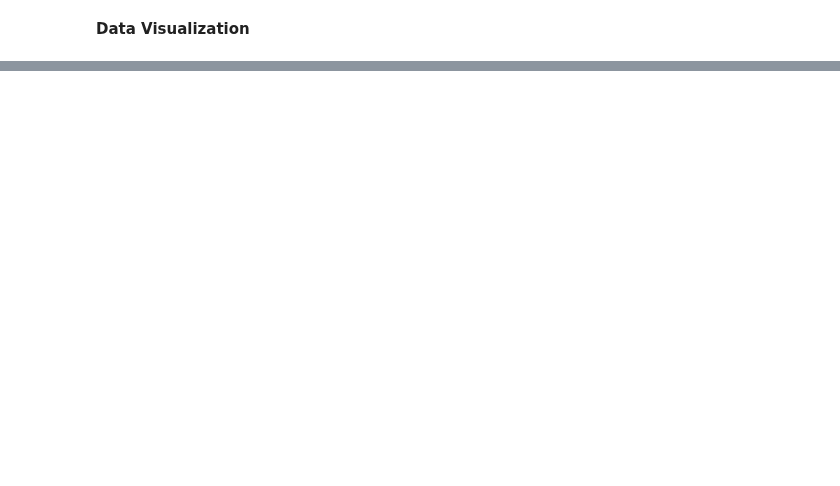
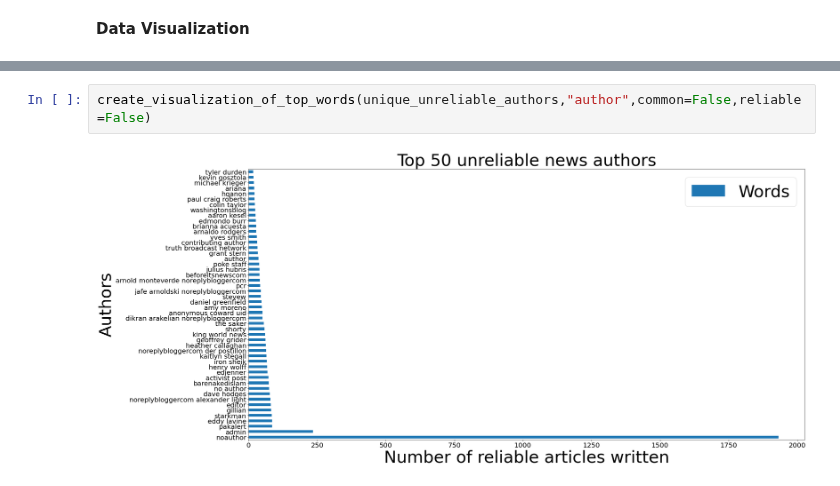
Before and after one commit to Greg-Zavalnitskiy/Fake_News_Classifier_Naive-Bayes, a Jupyter notebook: Fake_News_Classifier.ipynb, the cells around one changed output, grey strips where cells are left out. Drawn from its saved outputs; the diff is of its cells as text; blank space fills up the shorter version.

```diff
--- a/Fake_News_Classifier.ipynb
+++ b/Fake_News_Classifier.ipynb
@@ -150,0 +151,4 @@ create_visualization_of_top_words(unique_unreliable_titles,"title",common=False,
+# %%
+create_visualization_of_top_words(unique_unreliable_authors,"author",common=False,reliable=False)
+# %% [output]
+[figure, added]
```
Also changed, not shown: parts of 16 cells of this notebook.
